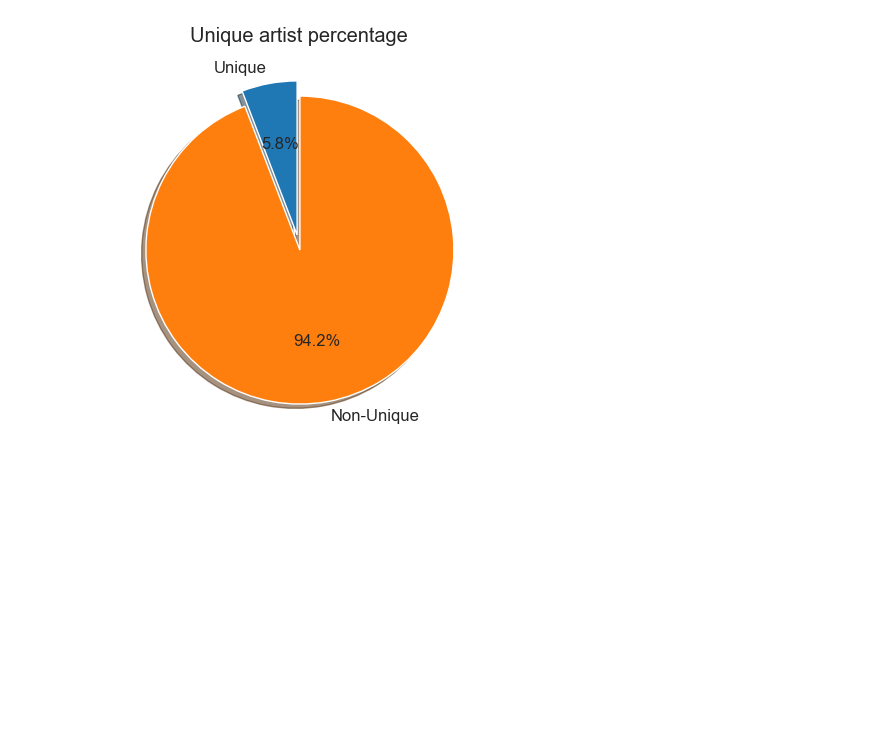
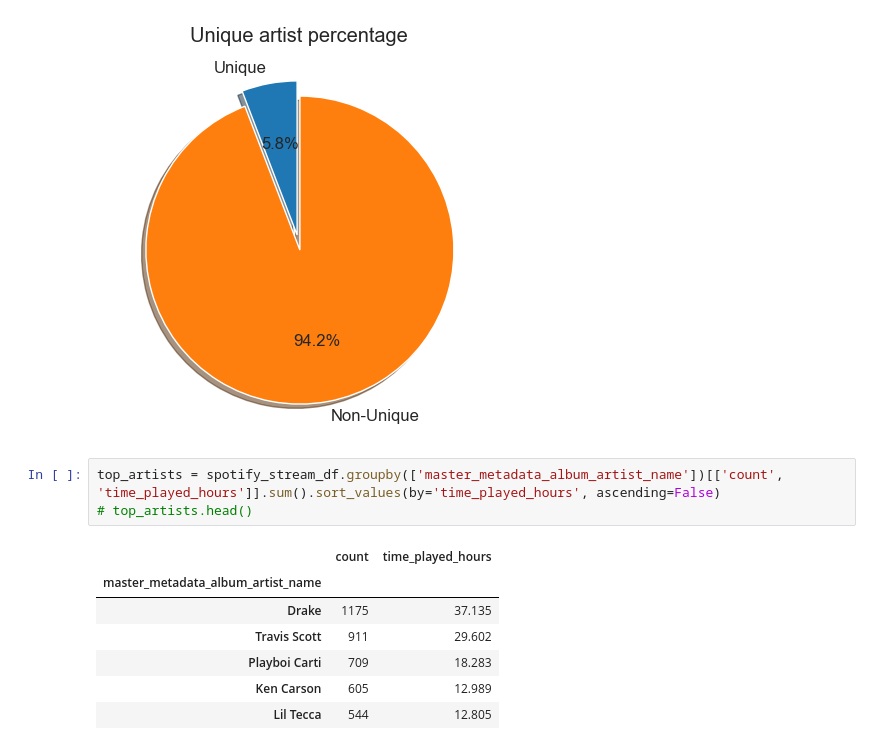
Before and after one commit to cparthiv/spotify-analysis, a Jupyter notebook: spotify_analysis.ipynb, the cells around one changed output. Drawn from its saved outputs; the diff is of its cells as text; blank space fills up the shorter version.

Commit message:
create top artists df sorting by time played

```diff
--- a/spotify_analysis.ipynb
+++ b/spotify_analysis.ipynb
@@ -135,3 +135,14 @@ plt.title("Unique artist percentage")
 plt.show()
 # %% [output]
 [figure]
+# %%
+top_artists = spotify_stream_df.groupby(['master_metadata_album_artist_name'])[['count', 'time_played_hours']].sum().sort_values(by='time_played_hours', ascending=False)
+# top_artists.head()
+# %% [output]
+|  | count | time_played_hours |
+| master_metadata_album_artist_name |  |  |
+| Drake | 1175 | 37.135 |
+| Travis Scott | 911 | 29.602 |
+| Playboi Carti | 709 | 18.283 |
+| Ken Carson | 605 | 12.989 |
+| Lil Tecca | 544 | 12.805 |
```
